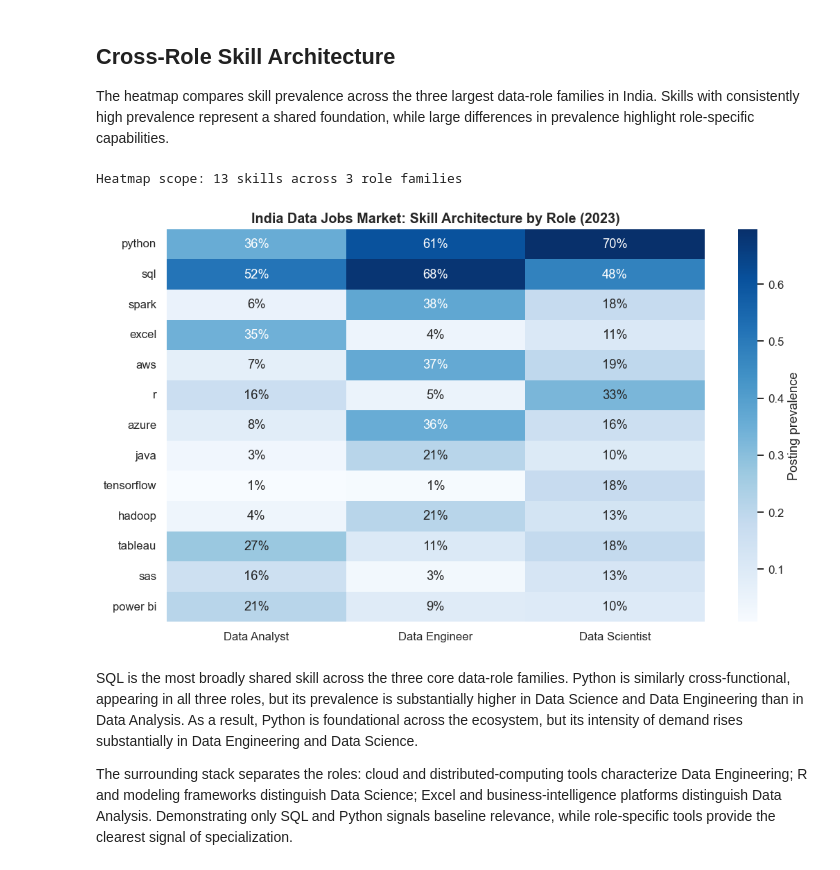
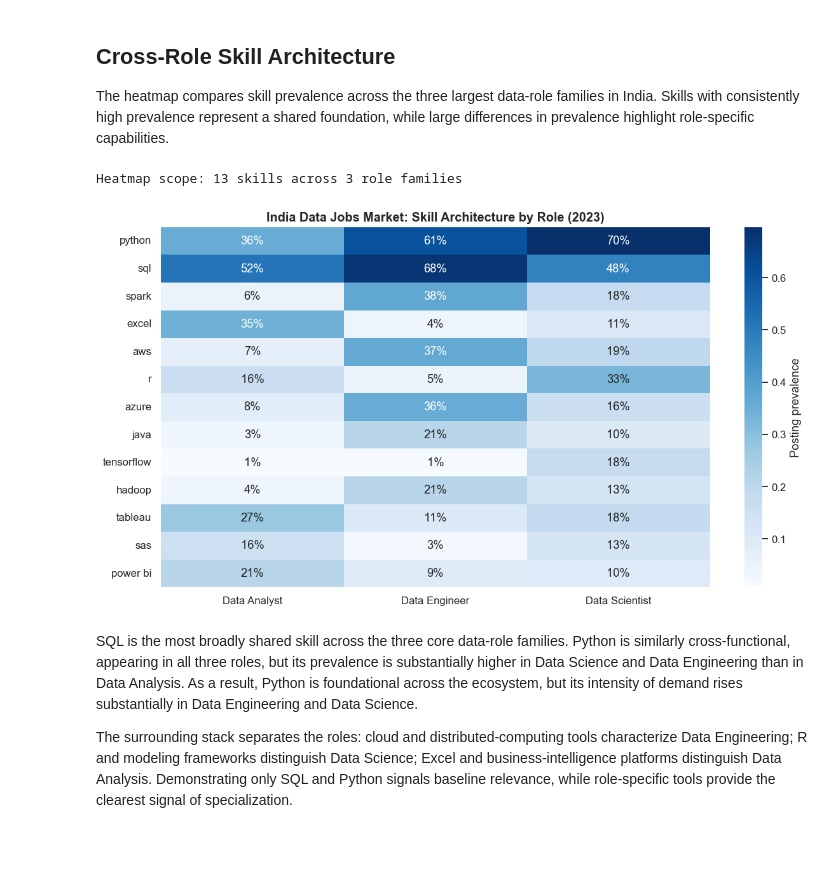
Before and after one commit to siddharth-chauhan-eu/python-learning, a Jupyter notebook: 02-data-analytics/data-jobs-analysis/project/job-market-analysis/02_skill_demand.ipynb, the cells around one changed output. Cells and saved outputs as stored; diff of their text form; code cells hidden in the pictures; blank space fills up the shorter version.

```diff
--- a/02-data-analytics/data-jobs-analysis/project/job-market-analysis/02_skill_demand.ipynb
+++ b/02-data-analytics/data-jobs-analysis/project/job-market-analysis/02_skill_demand.ipynb
@@ -193,35 +193,35 @@ skill_matrix = pd.concat(
 assert not skill_matrix.empty
 assert skill_matrix.shape[1] == TOP_ROLE_COUNT
 assert skill_matrix.max().max() <= 1
 assert skill_matrix.min().min() >= 0
 
 print(
     f"Heatmap scope: {len(skill_matrix)} skills "
     f"across {TOP_ROLE_COUNT} role families"
 )
 
-plt.figure(figsize=(10, 6))
+plt.figure(figsize=(11, 6))
 
 sns.heatmap(
     skill_matrix,
     annot=True,
     fmt=".0%",
     cmap="Blues",
     cbar_kws={"label": "Posting prevalence"}
 )
 
 plt.title(
     "India Data Jobs Market: Skill Architecture by Role (2023)"
 )
 
 plt.xlabel("")
 plt.ylabel("")
 
 plt.tight_layout()
 plt.show()
 # %% [output]
 Heatmap scope: 13 skills across 3 role families
-[figure, old version]
+[figure, new version]
 # %% [markdown]
 SQL is the most broadly shared skill across the three core data-role families. Python is similarly cross-functional, appearing in all three roles, but its prevalence is substantially higher in Data Science and Data Engineering than in Data Analysis. As a result, Python is foundational across the ecosystem, but its intensity of demand rises substantially in Data Engineering and Data Science.
 
```
Also changed, not shown: parts of 2 cells of this notebook, 3 other files.
